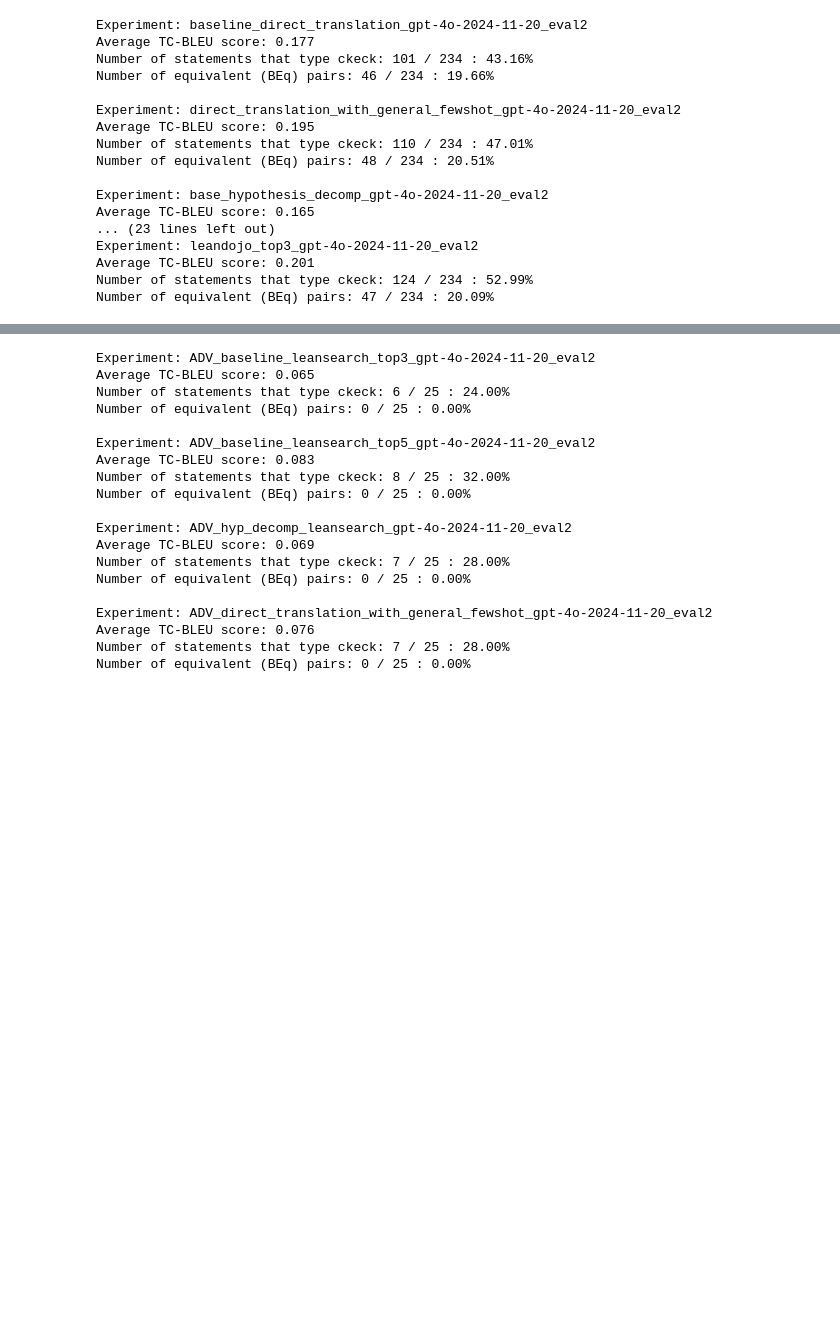
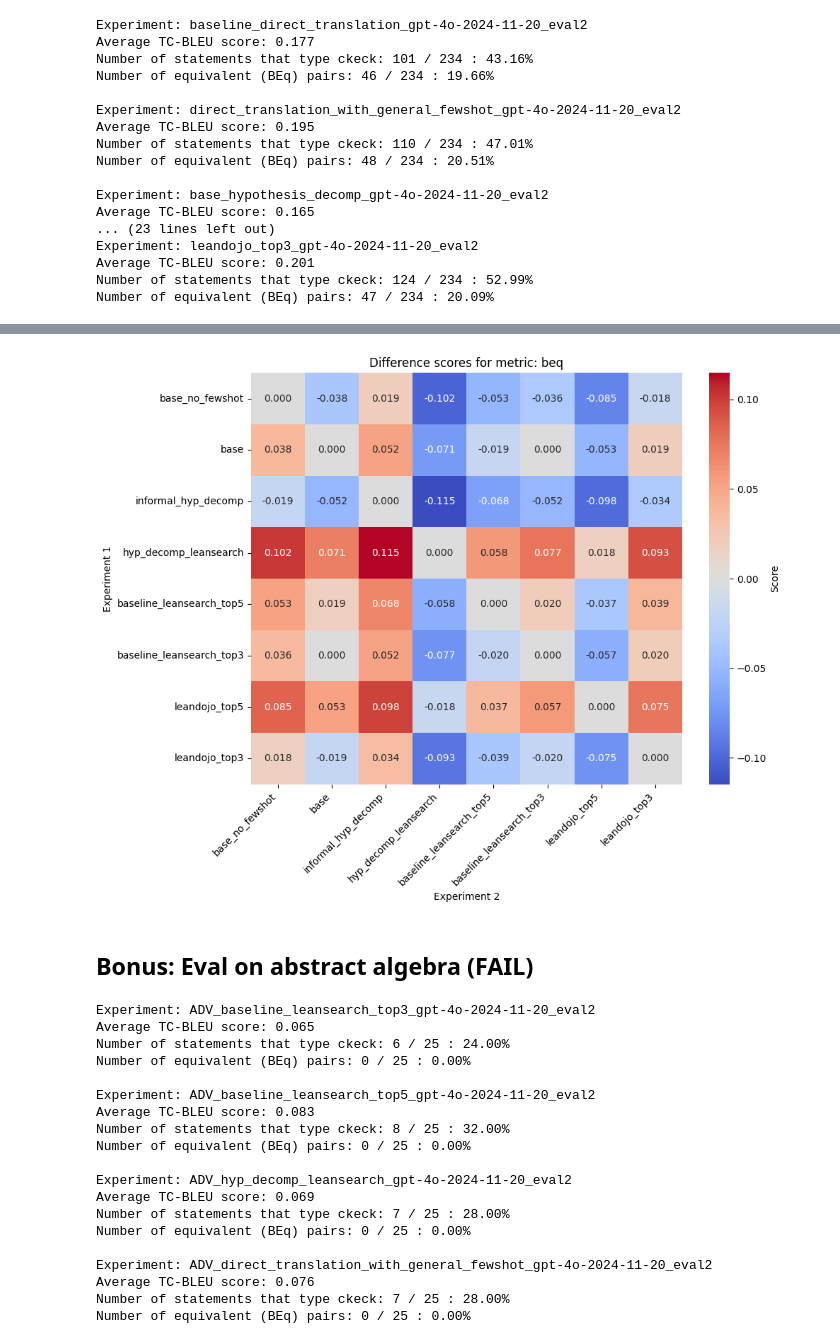
Before and after one commit to agatha-duzan/autoformalization_with_hypothesis, a Jupyter notebook: results_analysis.ipynb, the cells around one changed output, grey strips where cells are left out. Cells and saved outputs as stored; diff of their text form; code cells hidden in the pictures; blank space fills up the shorter version.

```diff
--- a/results_analysis.ipynb
+++ b/results_analysis.ipynb
@@ -127,3 +279,9 @@ Number of equivalent (BEq) pairs: 47 / 234 : 20.09%
+# %%
+create_heatmap('beq', experiments)
+# %% [output]
+[figure, added]
+# %% [markdown]
+## Bonus: Eval on abstract algebra (FAIL)
 # %%
 experiments = [
     "ADV_baseline_leansearch_top3_gpt-4o-2024-11-20_eval2",
```
Also changed, not shown: parts of 13 cells of this notebook, 3 other files.
